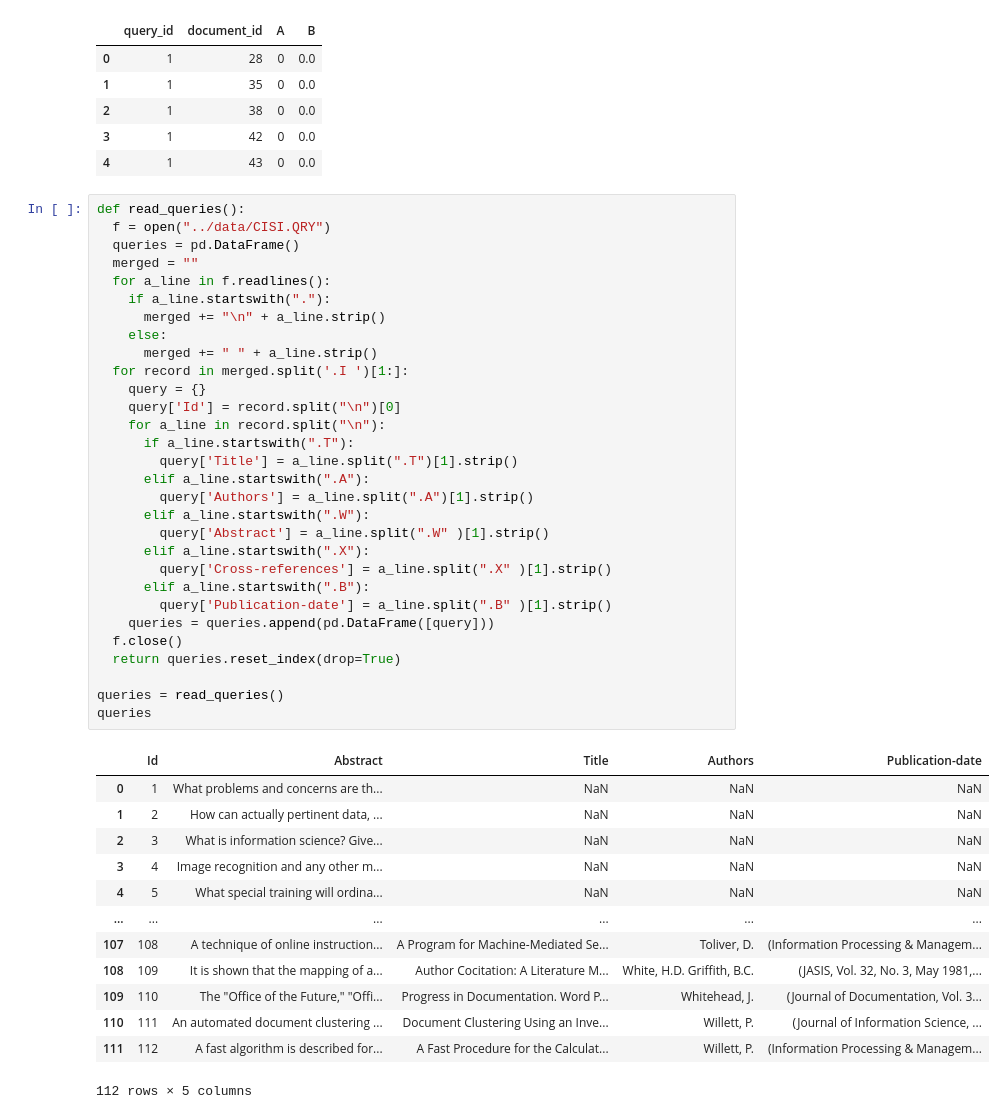
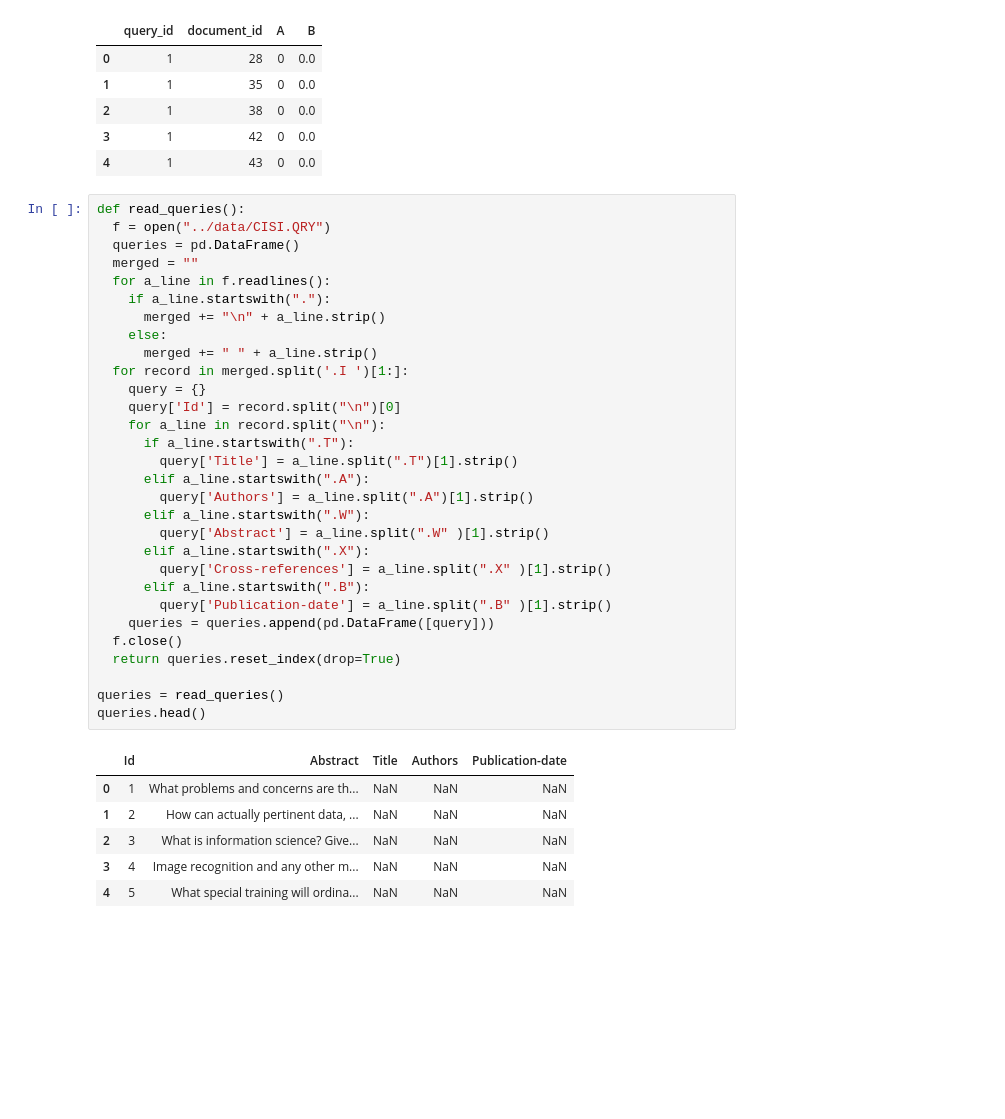
Before and after one commit to msadeqsirjani/SYSYS, a Jupyter notebook: src/app.ipynb, the cells around one changed output. Saved outputs shown, nothing was run; the diff lists cells and outputs as text; blank space fills up the shorter version.

```diff
--- a/src/app.ipynb
+++ b/src/app.ipynb
@@ -236,38 +238,31 @@ def read_queries():
     if a_line.startswith("."):
       merged += "\n" + a_line.strip()
     else:
       merged += " " + a_line.strip()
   for record in merged.split('.I ')[1:]:
     query = {}
     query['Id'] = record.split("\n")[0]
     for a_line in record.split("\n"):
       if a_line.startswith(".T"):
         query['Title'] = a_line.split(".T")[1].strip()
       elif a_line.startswith(".A"):
         query['Authors'] = a_line.split(".A")[1].strip()
       elif a_line.startswith(".W"):
         query['Abstract'] = a_line.split(".W" )[1].strip()
       elif a_line.startswith(".X"):
         query['Cross-references'] = a_line.split(".X" )[1].strip()
       elif a_line.startswith(".B"):
         query['Publication-date'] = a_line.split(".B" )[1].strip()
     queries = queries.append(pd.DataFrame([query]))
   f.close()
   return queries.reset_index(drop=True)
 
 queries = read_queries()
-queries
+queries.head()
 # %% [output]
 |  | Id | Abstract | Title | Authors | Publication-date |
 | 0 | 1 | What problems and concerns are th... | NaN | NaN | NaN |
 | 1 | 2 | How can actually pertinent data, ... | NaN | NaN | NaN |
 | 2 | 3 | What is information science? Give... | NaN | NaN | NaN |
 | 3 | 4 | Image recognition and any other m... | NaN | NaN | NaN |
 | 4 | 5 | What special training will ordina... | NaN | NaN | NaN |
-| ... | ... | ... | ... | ... | ... |
-| 107 | 108 | A technique of online instruction... | A Program for Machine-Mediated Se... | Toliver, D. | (Information Processing & Managem... |
-| 108 | 109 | It is shown that the mapping of a... | Author Cocitation: A Literature M... | White, H.D. Griffith, B.C. | (JASIS, Vol. 32, No. 3, May 1981,... |
-| 109 | 110 | The "Office of the Future," "Offi... | Progress in Documentation. Word P... | Whitehead, J. | (Journal of Documentation, Vol. 3... |
-| 110 | 111 | An automated document clustering ... | Document Clustering Using an Inve... | Willett, P. | (Journal of Information Science, ... |
-| 111 | 112 | A fast algorithm is described for... | A Fast Procedure for the Calculat... | Willett, P. | (Information Processing & Managem... |
-112 rows × 5 columns
```
Also changed, not shown: parts of 5 cells of this notebook, 1 other file.
